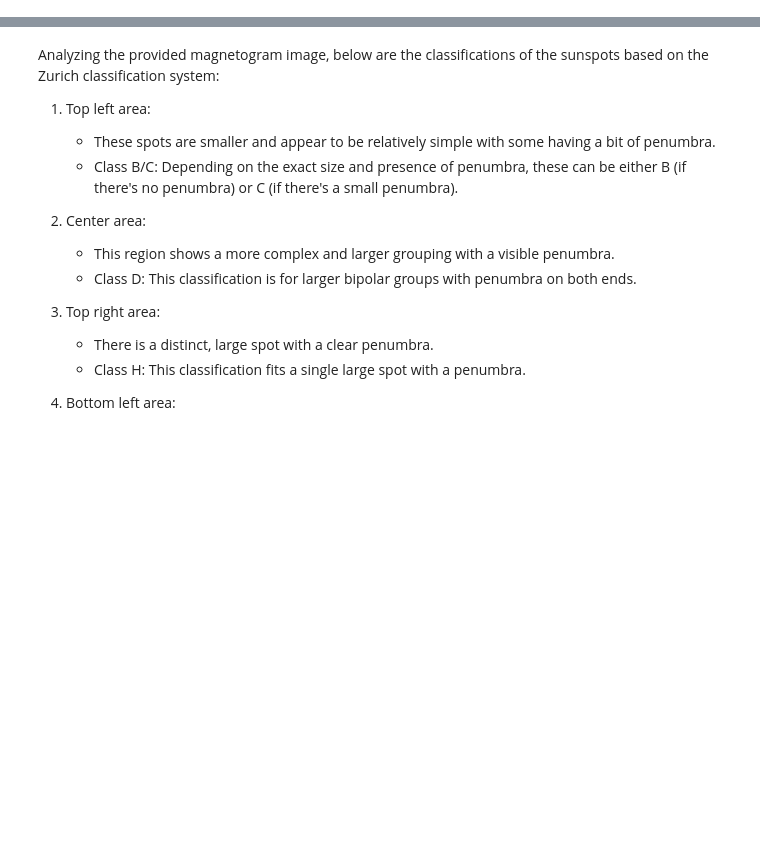
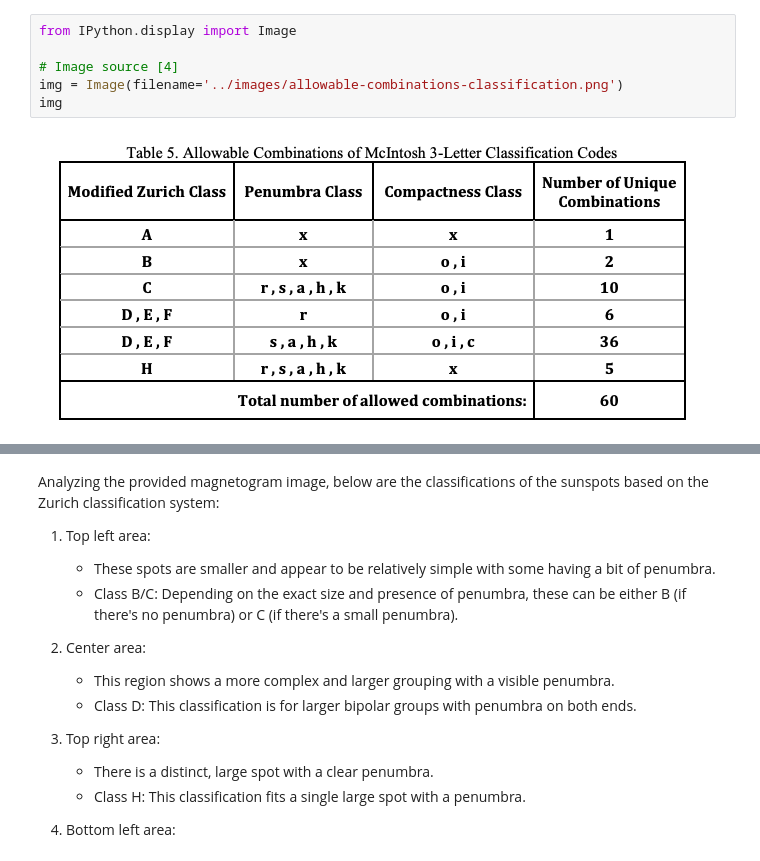
Before and after one commit to dmarcus-wire/solar-flare-prediction, a Jupyter notebook: notebooks/02_data_explore.ipynb, the cells around one changed output, grey strips where cells are left out. Cells and saved outputs as stored; diff of their text form; blank space fills up the shorter version.

```diff
--- a/notebooks/02_data_explore.ipynb
+++ b/notebooks/02_data_explore.ipynb
@@ -33,0 +55,8 @@ Zurich Classes:
+# %%
+from IPython.display import Image
+
+# Image source [4]
+img = Image(filename='../images/allowable-combinations-classification.png')
+img
+# %% [output]
+[figure, added]
```
Also changed, not shown: parts of 6 cells of this notebook, 4 other files.
